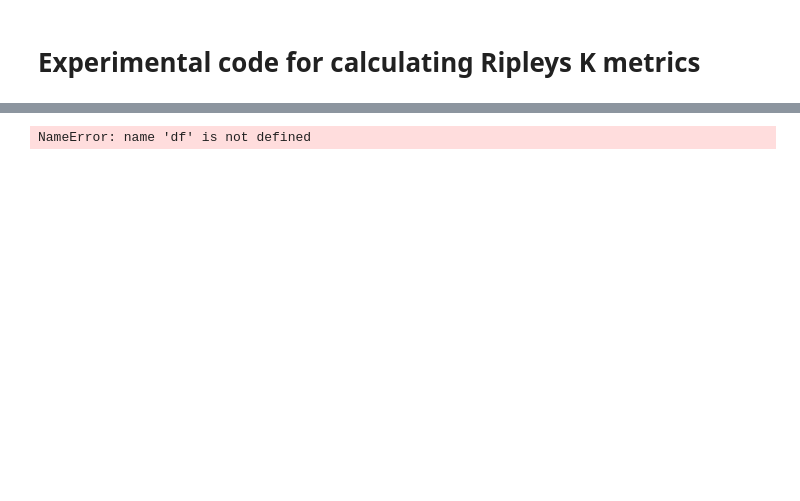
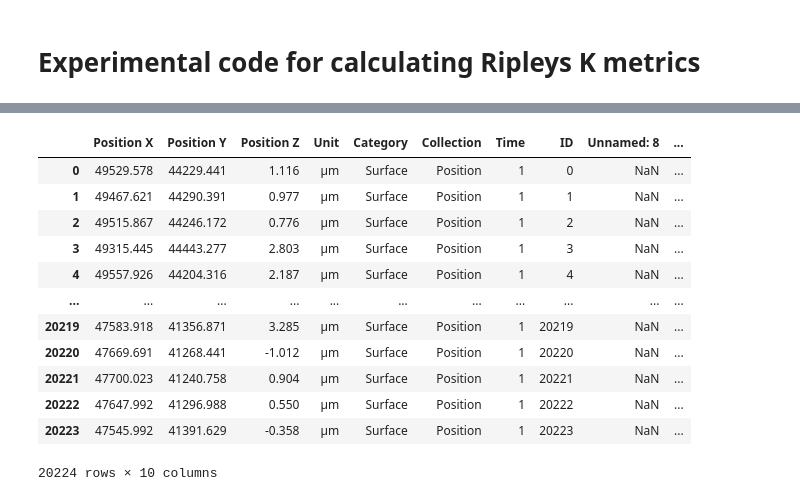
Before and after one commit to helclp/lab_proj1, a Jupyter notebook: ripleys_k.ipynb, the cells around one changed output, grey strips where cells are left out. Saved outputs shown, nothing was run; the diff lists cells and outputs as text; code cells hidden in the pictures; blank space fills up the shorter version.

```diff
--- a/ripleys_k.ipynb
+++ b/ripleys_k.ipynb
@@ -33,5 +33,5 @@ df
 # %%
-pts = df[['POSITION X', 'POSITION Y']].values             # shape (N,2) array
+pts = df[['Position X', 'Position Y']].values             # shape (N,2) array
 
 # 2) Compute the convex hull
 hull = ConvexHull(pts)
@@ -43,34 +43,46 @@ edges = hull.simplices
 # 3) Define a vectorized distance‐to‐segment function
 def point_to_segment_distances(points, seg_start, seg_end):
     """
     points: (N,2) array
     seg_start, seg_end: each (2,) array
     returns: (N,) array of distances from each point to the segment
     """
     v = seg_end - seg_start                      # (2,)
     w = points - seg_start                       # (N,2)
     # projection factor of each point onto the infinite line
     t = np.einsum('ij,j->i', w, v) / np.dot(v, v)
     # clamp to [0,1] so we “snap” to the segment
     t_clamped = np.clip(t, 0.0, 1.0)             # (N,)
     proj = seg_start + t_clamped[:,None] * v     # (N,2)
     # euclidean distance from each point to its projection
     return np.linalg.norm(points - proj, axis=1)
 
 # 4) Loop over edges, keep the minimum distance per point
 all_dists = np.full(len(pts), np.inf)
 for i, j in edges:
     start, end = pts[i], pts[j]
     d = point_to_segment_distances(pts, start, end)
     all_dists = np.minimum(all_dists, d)
 
 # 5) Attach back to your DataFrame
 df['dist_to_hull'] = all_dists
 
 # 6) (Optional) Inspect
 df
 # %% [output]
+|  | Position X | Position Y | Position Z | Unit | Category | Collection | Time | ID | Unnamed: 8 | ... |
+| 0 | 49529.578 | 44229.441 | 1.116 | µm | Surface | Position | 1 | 0 | NaN | ... |
+| 1 | 49467.621 | 44290.391 | 0.977 | µm | Surface | Position | 1 | 1 | NaN | ... |
+| 2 | 49515.867 | 44246.172 | 0.776 | µm | Surface | Position | 1 | 2 | NaN | ... |
+| 3 | 49315.445 | 44443.277 | 2.803 | µm | Surface | Position | 1 | 3 | NaN | ... |
+| 4 | 49557.926 | 44204.316 | 2.187 | µm | Surface | Position | 1 | 4 | NaN | ... |
+| ... | ... | ... | ... | ... | ... | ... | ... | ... | ... | ... |
+| 20219 | 47583.918 | 41356.871 | 3.285 | µm | Surface | Position | 1 | 20219 | NaN | ... |
+| 20220 | 47669.691 | 41268.441 | -1.012 | µm | Surface | Position | 1 | 20220 | NaN | ... |
+| 20221 | 47700.023 | 41240.758 | 0.904 | µm | Surface | Position | 1 | 20221 | NaN | ... |
+| 20222 | 47647.992 | 41296.988 | 0.550 | µm | Surface | Position | 1 | 20222 | NaN | ... |
+| 20223 | 47545.992 | 41391.629 | -0.358 | µm | Surface | Position | 1 | 20223 | NaN | ... |
-NameError: name 'df' is not defined
+20224 rows × 10 columns
 # %%
 import numpy as np
 import pandas as pd
```
Also changed, not shown: parts of 3 cells of this notebook, 3 other files.
